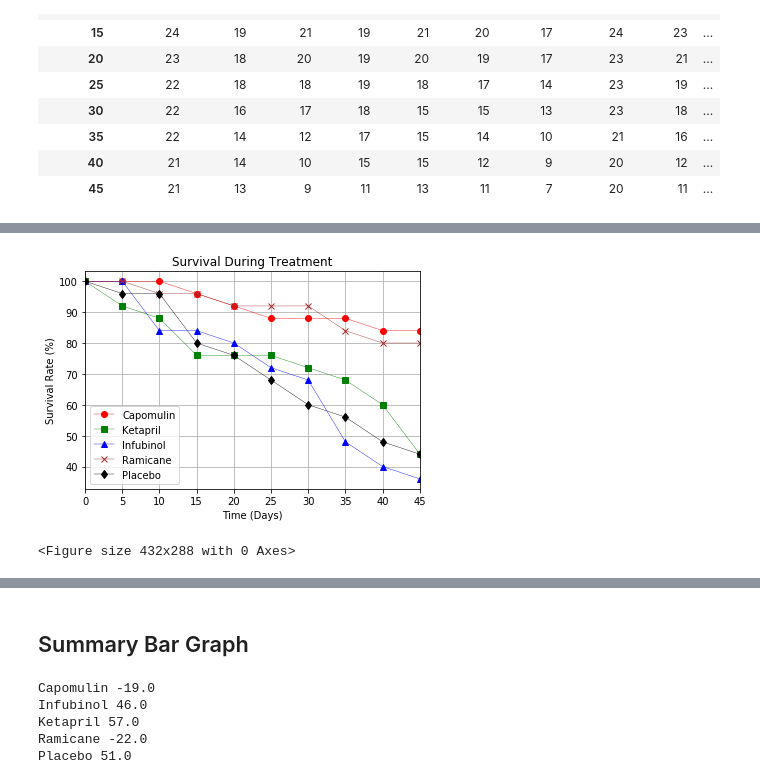
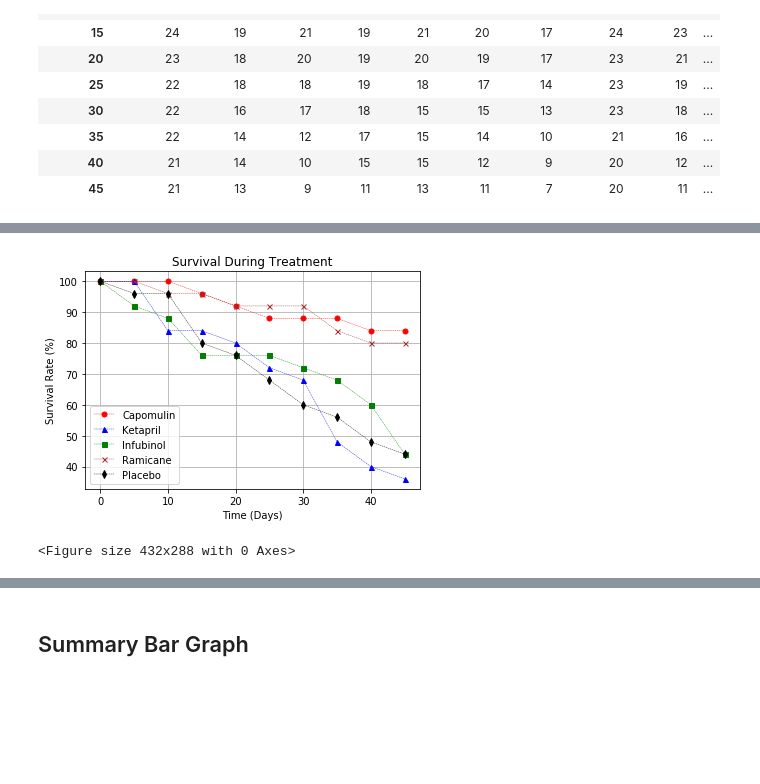
Before and after one commit to dianess/matplotlib-challenge, a Jupyter notebook: pymaceuticals_Diane.ipynb, the cells around one changed output, grey strips where cells are left out. Drawn from its saved outputs; the diff is of its cells as text; code cells hidden in the pictures; blank space fills up the shorter version.

```diff
--- a/pymaceuticals_Diane.ipynb
+++ b/pymaceuticals_Diane.ipynb
@@ -418,5 +419,5 @@ survival_capomulin_df
 # %%
-# Create Infubinol dataframe and calculate percent survival
-survival_infubinol_df = pd.DataFrame(survival_rates, columns = ['Timepoint', 'Infubinol'])
+# Create Infubinol dataframe
+survival_infubinol_df = pd.DataFrame(reformat_mouse_count, columns = ['Infubinol'])
 survival_infubinol_df
 # %% [output]
@@ -455,5 +459,5 @@ survival_infubinol_df
 # %%
-# Create Ketapril dataframe and calculate percent survival
-survival_ketapril_df = pd.DataFrame(survival_rates, columns = ['Timepoint', 'Ketapril'])
+# Create Ketapril dataframe
+survival_ketapril_df = pd.DataFrame(reformat_mouse_count, columns = ['Ketapril'])
 survival_ketapril_df
 # %% [output]
@@ -494,5 +499,5 @@ survival_ketapril_df
 # %%
-# Create Placebo dataframe and calculate percent survival
-survival_placebo_df = pd.DataFrame(survival_rates, columns = ['Timepoint', 'Placebo'])
+# Create Placebo dataframe
+survival_placebo_df = pd.DataFrame(reformat_mouse_count, columns = ['Placebo'])
 survival_placebo_df
 # %% [output]
@@ -531,5 +539,5 @@ survival_placebo_df
 # %%
-# Create Ramicane dataframe and calculate percent survival
-survival_ramicane_df = pd.DataFrame(survival_rates, columns = ['Timepoint', 'Ramicane'])
+# Create Ramicane dataframe
+survival_ramicane_df = pd.DataFrame(reformat_mouse_count, columns = ['Ramicane'])
 survival_ramicane_df
 # %% [output]
@@ -632,47 +647,34 @@ survival_rates_percent
 # %%
 # Generate the Plot (Accounting for percentages)
-# set limit of x (all drug data ends at 45 days)
-#x_lower = survival_rates_percent['Timepoint'[0]]
-#x_upper = survival_rates_percent['Timepoint'[-1]]
-#plt.xticks(x_lower, x_upper, 10)
-#x_axis = np.arange(-5, 50)
 
-# plot several lines on the same axis, indicated here and on each line as ax=ax
+# plot on one axis
 ax = plt.gca()
 
 # Plot 4 drugs plus placebo for survival rates (percentage) over days (Timepoint)
-survival_rates_percent.plot(kind='line',x='Timepoint',y='Capomulin Percent Survival',color='red',marker = 'o',linewidth = 0.4,ax=ax)
-survival_rates_percent.plot(kind='line',x='Timepoint',y='Ketapril Percent Survival',color='green', marker='s',linewidth = 0.4,ax=ax)
-survival_rates_percent.plot(kind='line',x='Timepoint',y='Infubinol Percent Survival',color='blue',marker='^',linewidth = 0.4,ax=ax)
-survival_rates_percent.plot(kind='line',x='Timepoint',y='Ramicane Percent Survival',color='brown',marker='x',linewidth = 0.4,ax=ax)
-survival_rates_percent.plot(kind='line',x='Timepoint',y='Placebo Percent Survival',color='black',marker='d',linewidth = 0.4,ax=ax)
+plt.plot(100 * survival_rates_percent["Capomulin"] / 25, "red", linestyle="dashed", marker = 'o', markersize=5, linewidth=0.40)
+plt.plot(100 * survival_rates_percent["Infubinol"] / 25, "blue", linestyle="dashed", marker='^', markersize=5, linewidth=0.40)
+plt.plot(100 * survival_rates_percent["Ketapril"] / 25, "green", linestyle="dashed", marker='s', markersize=5, linewidth=0.40)
+plt.plot(100 * survival_rates_percent["Ramicane"] / 25, "brown", linestyle="dashed", marker='x', markersize=5, linewidth=0.40)
+plt.plot(100 * survival_rates_percent["Placebo"] / 25, "black", linestyle="dashed", marker='d', markersize=5, linewidth=0.40)
 
 # Create a title, x label, and y label for our chart
 plt.title("Survival During Treatment")
 plt.xlabel("Time (Days)")
 plt.ylabel("Survival Rate (%)")
 
 # Set a grid on the plot
 ax.xaxis.grid()
 ax.yaxis.grid()
 
 # Add the legend
 plt.legend(['Capomulin', 'Ketapril', 'Infubinol', 'Ramicane','Placebo'], loc='best')
 
-# Pad margins so that markers don't get clipped by the axes
-#plt.margins(0.2)
-# Tweak spacing to prevent clipping of tick-labels
-#plt.subplots_adjust(bottom=0.15)
-#plt.subplots_adjust(right=50)
-#plt.tight_layout
-#plt.tight_layout(pad=0.4, w_pad=0.5)
-
 # Show the Figure
 plt.show()
 # Save the Figure
 plt.savefig("../Images/SurvivalRates.png")
 # %% [output]
-[figure, old version]
+[figure, new version]
 <Figure size 432x288 with 0 Axes>
 # %% [markdown]
 ![Metastatic Spread During Treatment](../Images/survival.png)
@@ -694,27 +682,0 @@ percent_change_placebo = tumor_vol_index['Placebo'].pct_change(periods = 9)
-# %%
-# Convert series to list and extract the last value in the list, multiply by 100 for percent and round
-capomulin_percent_change_list = np.array(percent_change_capomulin.tolist())
-capomulin_percent_change = round(capomulin_percent_change_list[-1]*100)
-print('Capomulin', capomulin_percent_change)
-
-infubinol_percent_change_list = np.array(percent_change_infubinol.tolist())
-infubinol_percent_change = round(infubinol_percent_change_list[-1]*100)
-print('Infubinol', infubinol_percent_change)
-
-ketapril_percent_change_list = np.array(percent_change_ketapril.tolist())
-ketapril_percent_change = round(ketapril_percent_change_list[-1]*100)
-print('Ketapril', ketapril_percent_change)
-
-ramicane_percent_change_list = np.array(percent_change_ramicane.tolist())
-ramicane_percent_change = round(ramicane_percent_change_list[-1]*100)
-print('Ramicane', ramicane_percent_change)
-
-placebo_percent_change_list = np.array(percent_change_placebo.tolist())
-placebo_percent_change = round(placebo_percent_change_list[-1]*100)
-print('Placebo', placebo_percent_change)
-# %% [output]
-Capomulin -19.0
-Infubinol 46.0
-Ketapril 57.0
-Ramicane -22.0
-Placebo 51.0
```
Also changed, not shown: parts of 28 cells of this notebook.
